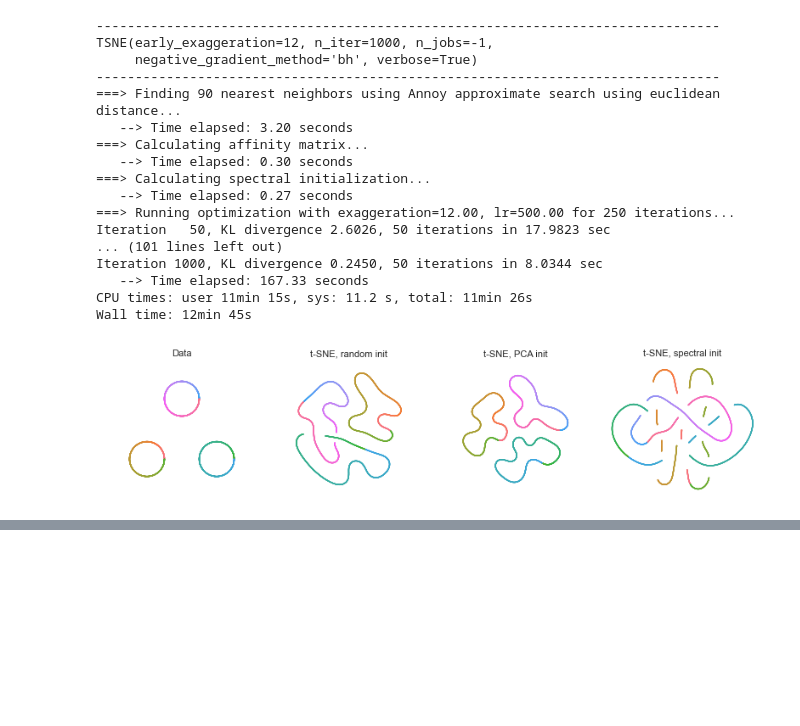
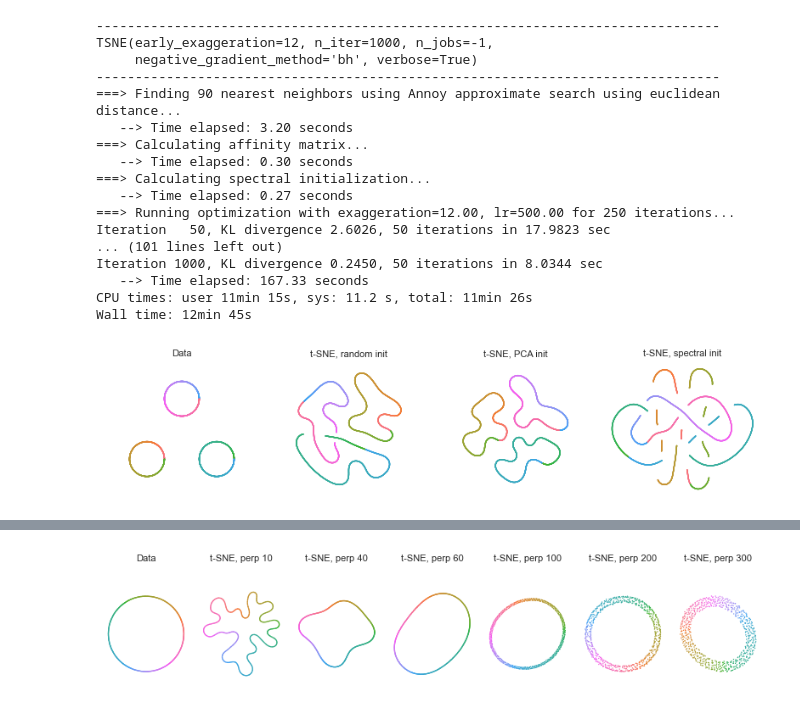
Before and after one commit to giSolve/thesis, a Jupyter notebook: code/initialization/initialisation.ipynb, the cells around one changed output, grey strips where cells are left out. Drawn from its saved outputs; the diff is of its cells as text; code cells hidden in the pictures; blank space fills up the shorter version.

```diff
--- a/code/initialization/initialisation.ipynb
+++ b/code/initialization/initialisation.ipynb
@@ -303,0 +306,14 @@ plt.show()
+# %%
+# Generate the data with fewer points
+n = 700
+np.random.seed(42)
+X = np.random.randn(n,3) / 1000
+X[:,0] += np.cos(np.arange(n)*2*np.pi/n)
+X[:,1] += np.sin(np.arange(n)*2*np.pi/n)
+# %%
+%%time
+
+# BH is faster for this sample size
+Z1 = TSNE(perplexity=10, n_jobs=-1, n_iter=50, random_state=42, verbose=True).fit(X)
+Z2 = TSNE(perplexity=40, n_jobs=-1,n_iter=50, verbose=True).fit(X)
+Z3 = TSNE(perplexity=60, n_jobs=-1,n_iter=50, verbose=True).fit(X)
@@ -303,0 +338,3 @@ plt.show()
+# %%
+Z4 = TSNE(perplexity=100, n_jobs=-1,n_iter=50, verbose=True).fit(X)
+Z5 = TSNE(perplexity=200, n_jobs=-1,n_iter=50, verbose=True).fit(X)
@@ -303,0 +359,2 @@ plt.show()
+# %%
+Z6 = TSNE(perplexity=300, n_jobs=-1,n_iter=50, verbose=True).fit(X)
@@ -303,0 +382,22 @@ plt.show()
+# %%
+cmap = ListedColormap(sns.husl_palette(n))
+
+titles = ['Data', 't-SNE, perp 10', 't-SNE, perp 40', 't-SNE, perp 60', 't-SNE, perp 100', 't-SNE, perp 200', 't-SNE, perp 300']
+
+plt.figure(figsize=(8,2))
+
+for i,Z in enumerate([X,Z1,Z2,Z3,Z4,Z5,Z6],1):
+    plt.subplot(1,7,i)
+    plt.gca().set_aspect('equal', adjustable='datalim')
+    plt.scatter(Z[:,0], Z[:,1], s=1, c=np.arange(n), cmap=cmap,
+                edgecolor='none', rasterized=True)
+    plt.xticks([])
+    plt.yticks([])
+    plt.title(titles[i-1], fontsize=8)
+
+sns.despine(left=True, bottom=True)
+plt.tight_layout()
+
+plt.show()
+# %% [output]
+[figure, added]
```
Also changed, not shown: parts of 4 cells of this notebook, 18 other files.
